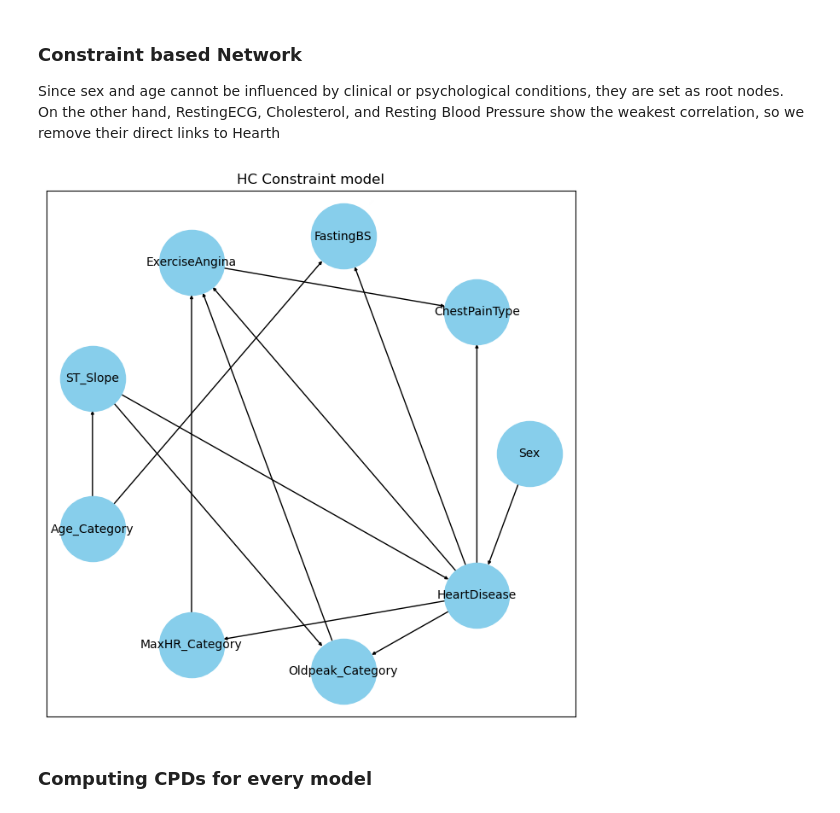
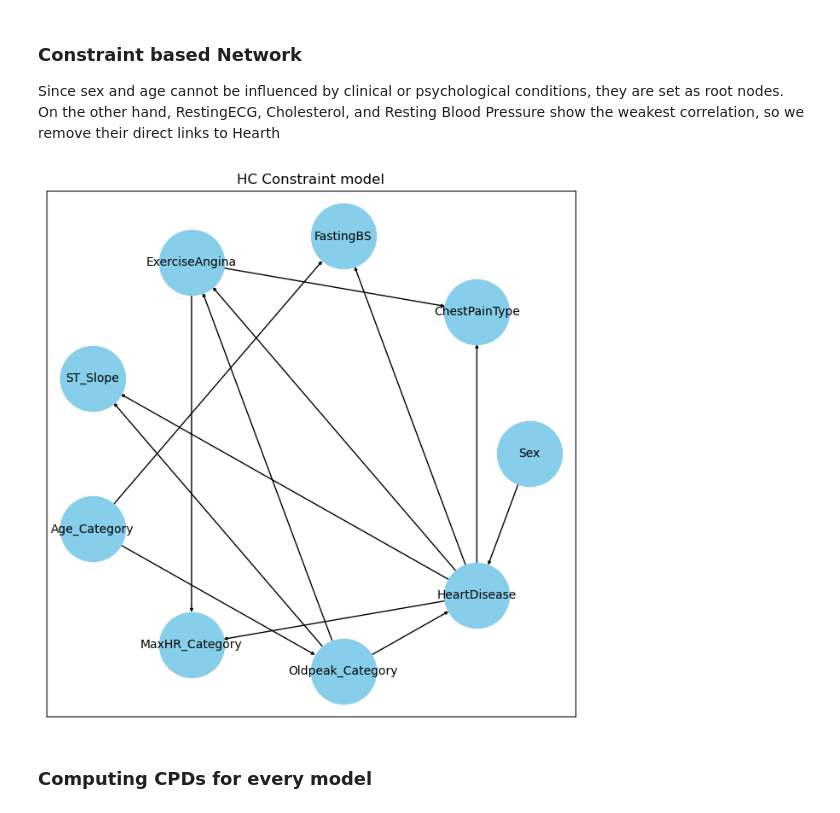
Before and after one commit to maurodore/heart_failure_prediction_bayesian_reasoning, a Jupyter notebook: src/main.ipynb, the cells around one changed output. Saved outputs shown, nothing was run; the diff lists cells and outputs as text; code cells hidden in the pictures.

```diff
--- a/src/main.ipynb
+++ b/src/main.ipynb
@@ -366,24 +366,24 @@ Since sex and age cannot be influenced by clinical or psychological conditions,
 # %%
 black_list = [(f, 'Sex') for f in data.columns]
 black_list += [(f, 'Age_Category') for f in data.columns]
 
 trimmed_train_data = train_data.drop(columns=['Cholesterol_Category', 'RestingECG', 'RestingBP_Category'])
-scoring_method = K2Score(data=trimmed_train_data)
-#scoring_method = BDeuScore(data=train_data)
+scoring_method = BDeuScore(data=train_data)
+#scoring_method = K2Score(data=trimmed_train_data)
 
 hc = HillClimbSearch(data=trimmed_train_data)
 hc_constraint_model = hc.estimate(scoring_method=scoring_method, black_list=black_list, max_iter=int(1e4), show_progress=False)
 
 
 fig, ax = plt.subplots(1, 1, figsize=(8, 8))
 nx.draw_networkx(hc_constraint_model, pos=nx.drawing.layout.circular_layout(hc_constraint_model), ax=ax, node_size=3000,
                      node_color='skyblue', font_size=10, arrows=True, arrowsize=5)
 plt.savefig(pathlib.Path.joinpath(project_dir,"out/hc_constraint_model.png"))
 
 ax.set_title('HC Constraint model')
 hc_constraint_model = BayesianNetwork(hc_constraint_model.edges())
 # %% [output]
-[figure, old version]
+[figure, new version]
 # %% [markdown]
 ### Computing CPDs for every model
 # %%
```
Also changed, not shown: parts of 11 cells of this notebook, 7 other files.
